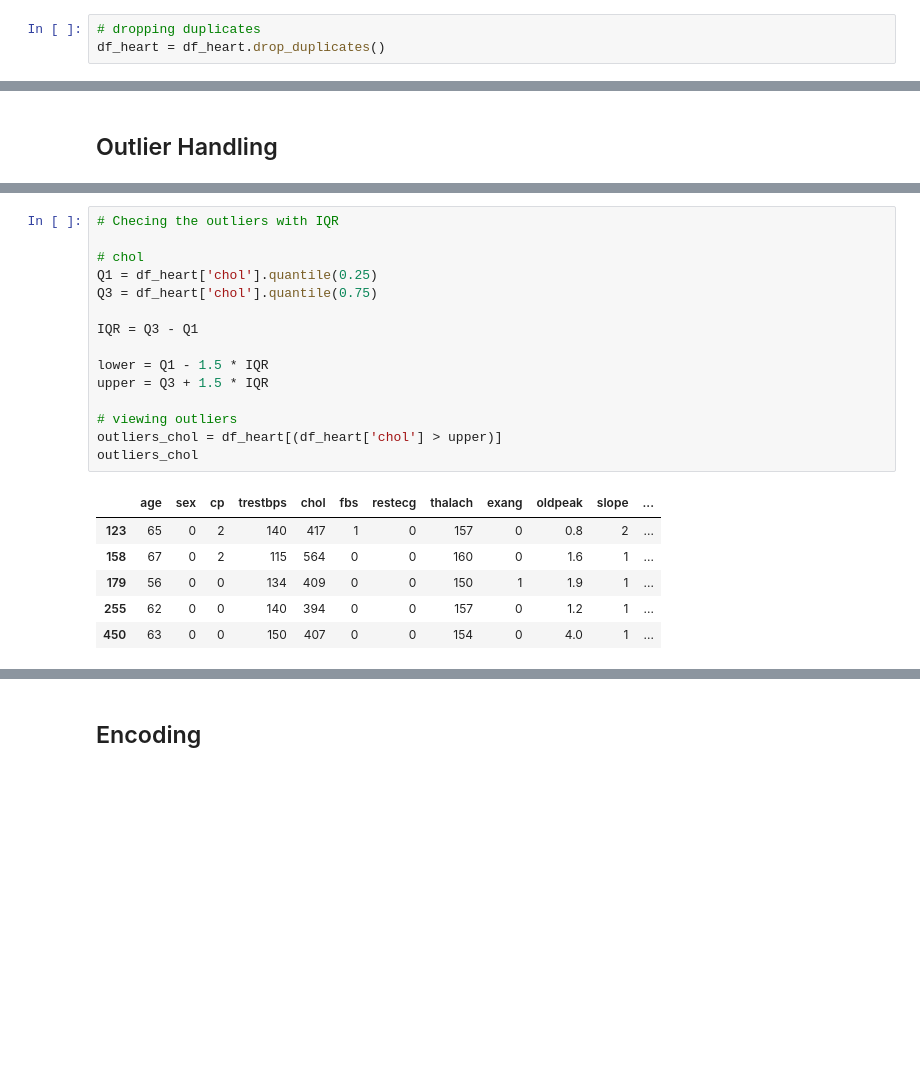
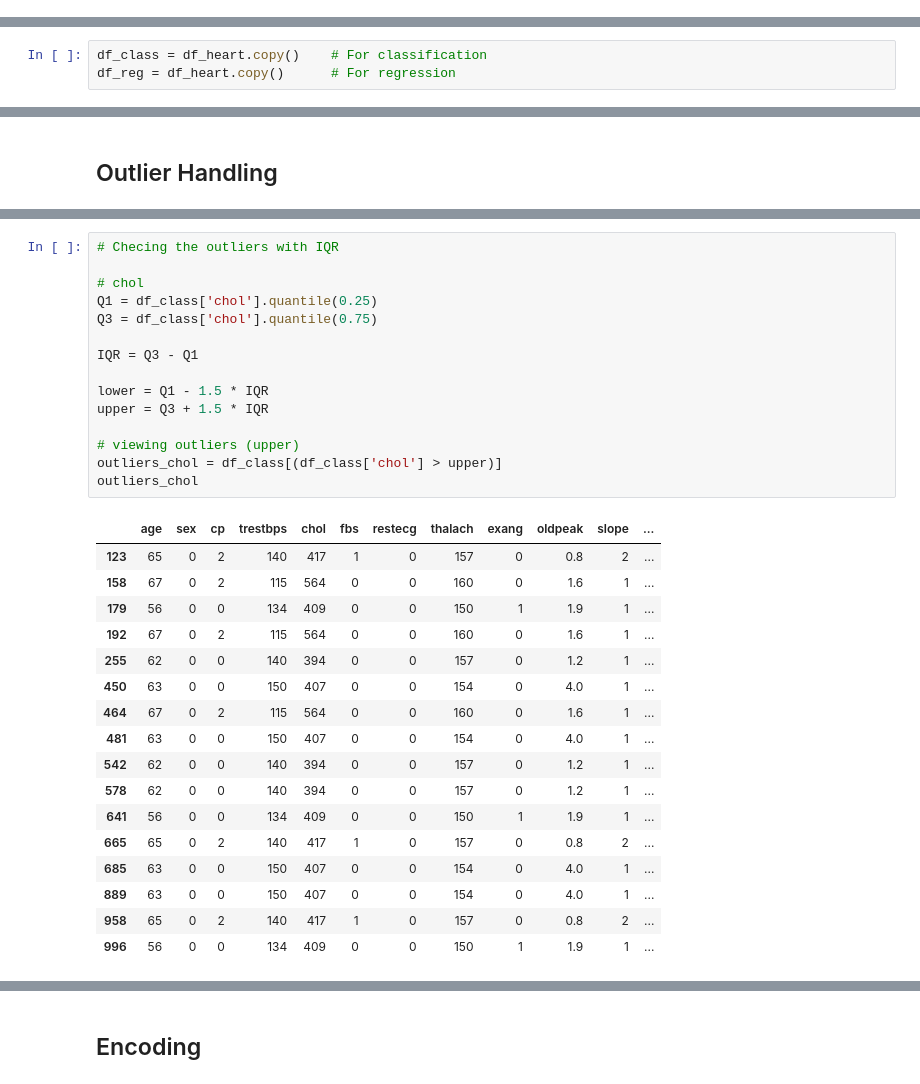
Before and after one commit to Knchna/ICT_AI-ML, a Jupyter notebook: Jul_13_Intermediate_Assessment_2_Supervised_Learning_on_Heart_Dataset.ipynb, the cells around one changed output, grey strips where cells are left out. Cells and saved outputs as stored; diff of their text form; blank space fills up the shorter version.

```diff
--- a/Jul_13_Intermediate_Assessment_2_Supervised_Learning_on_Heart_Dataset.ipynb
+++ b/Jul_13_Intermediate_Assessment_2_Supervised_Learning_on_Heart_Dataset.ipynb
@@ -152,3 +148,0 @@ np.int64(723)
-# %%
-# dropping duplicates
-df_heart = df_heart.drop_duplicates()
@@ -160,5 +149,8 @@ df_heart.shape
 # %% [markdown]
 # **Classification**
+# %%
+df_class = df_heart.copy()    # For classification
+df_reg = df_heart.copy()      # For regression
 # %%
 # For classification
 
@@ -196,24 +222,35 @@ plt.show()
 # %%
 # Checing the outliers with IQR
 
 # chol
-Q1 = df_heart['chol'].quantile(0.25)
-Q3 = df_heart['chol'].quantile(0.75)
+Q1 = df_class['chol'].quantile(0.25)
+Q3 = df_class['chol'].quantile(0.75)
 
 IQR = Q3 - Q1
 
 lower = Q1 - 1.5 * IQR
 upper = Q3 + 1.5 * IQR
 
-# viewing outliers
-outliers_chol = df_heart[(df_heart['chol'] > upper)]
+# viewing outliers (upper)
+outliers_chol = df_class[(df_class['chol'] > upper)]
 outliers_chol
 # %% [output]
 |  | age | sex | cp | trestbps | chol | fbs | restecg | thalach | exang | oldpeak | slope | ... |
 | 123 | 65 | 0 | 2 | 140 | 417 | 1 | 0 | 157 | 0 | 0.8 | 2 | ... |
 | 158 | 67 | 0 | 2 | 115 | 564 | 0 | 0 | 160 | 0 | 1.6 | 1 | ... |
 | 179 | 56 | 0 | 0 | 134 | 409 | 0 | 0 | 150 | 1 | 1.9 | 1 | ... |
+| 192 | 67 | 0 | 2 | 115 | 564 | 0 | 0 | 160 | 0 | 1.6 | 1 | ... |
 | 255 | 62 | 0 | 0 | 140 | 394 | 0 | 0 | 157 | 0 | 1.2 | 1 | ... |
 | 450 | 63 | 0 | 0 | 150 | 407 | 0 | 0 | 154 | 0 | 4.0 | 1 | ... |
+| 464 | 67 | 0 | 2 | 115 | 564 | 0 | 0 | 160 | 0 | 1.6 | 1 | ... |
+| 481 | 63 | 0 | 0 | 150 | 407 | 0 | 0 | 154 | 0 | 4.0 | 1 | ... |
+| 542 | 62 | 0 | 0 | 140 | 394 | 0 | 0 | 157 | 0 | 1.2 | 1 | ... |
+| 578 | 62 | 0 | 0 | 140 | 394 | 0 | 0 | 157 | 0 | 1.2 | 1 | ... |
+| 641 | 56 | 0 | 0 | 134 | 409 | 0 | 0 | 150 | 1 | 1.9 | 1 | ... |
+| 665 | 65 | 0 | 2 | 140 | 417 | 1 | 0 | 157 | 0 | 0.8 | 2 | ... |
+| 685 | 63 | 0 | 0 | 150 | 407 | 0 | 0 | 154 | 0 | 4.0 | 1 | ... |
+| 889 | 63 | 0 | 0 | 150 | 407 | 0 | 0 | 154 | 0 | 4.0 | 1 | ... |
+| 958 | 65 | 0 | 2 | 140 | 417 | 1 | 0 | 157 | 0 | 0.8 | 2 | ... |
+| 996 | 56 | 0 | 0 | 134 | 409 | 0 | 0 | 150 | 1 | 1.9 | 1 | ... |
 # %%
 # trestbps
```
Also changed, not shown: parts of 27 cells of this notebook.
